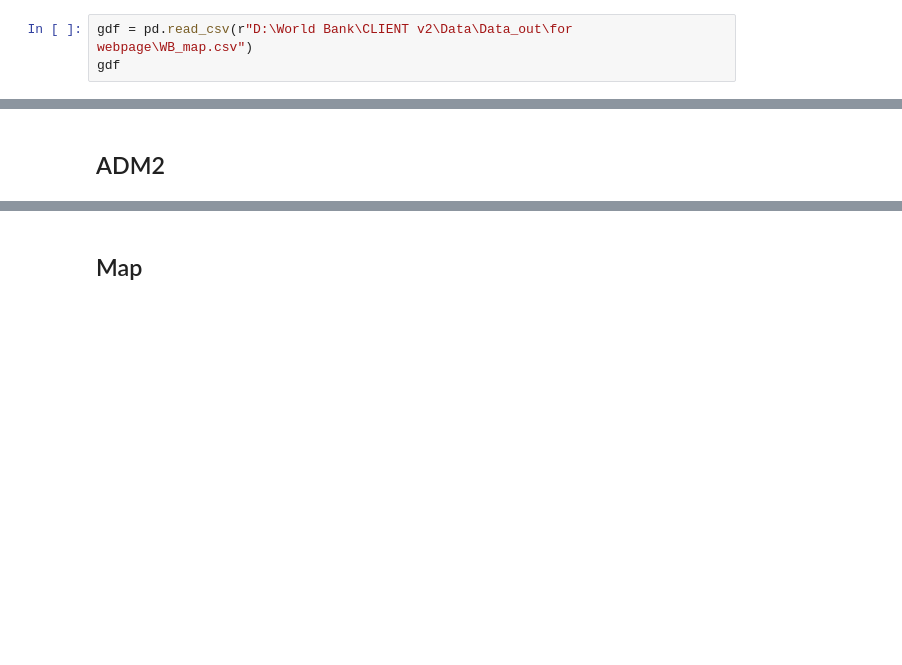
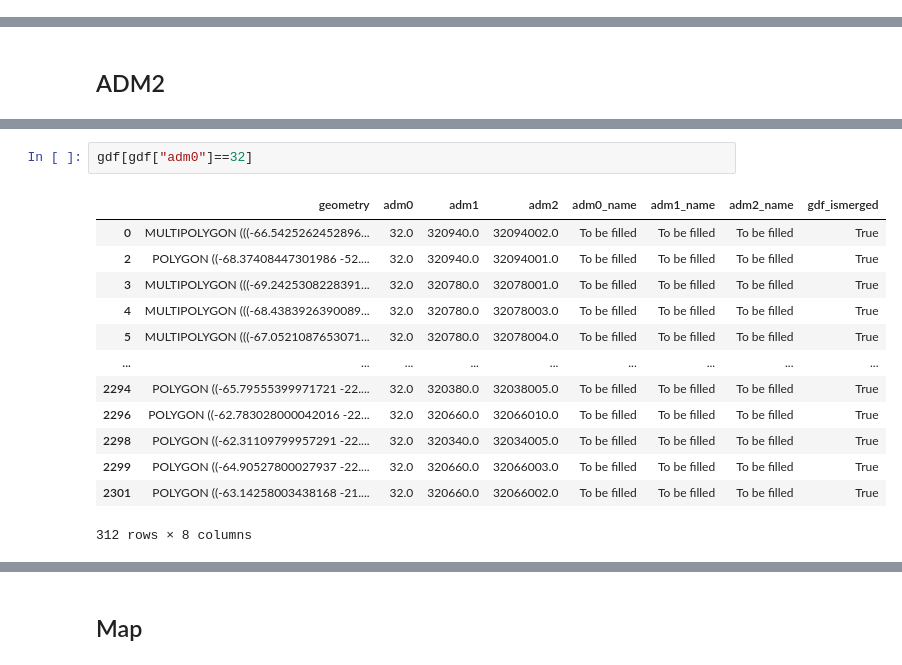
Before and after one commit to Queeno11/CLIENT-v2, a Jupyter notebook: 06_bases_webpage.ipynb, the cells around one changed output, grey strips where cells are left out. Cells and saved outputs as stored; diff of their text form; blank space fills up the shorter version.

```diff
--- a/06_bases_webpage.ipynb
+++ b/06_bases_webpage.ipynb
@@ -160,3 +159,0 @@ for shock in ["floods", "drought", "hurricanes", "intenserain", "heatwaves", "co
-# %%
-gdf = pd.read_csv(r"D:\World Bank\CLIENT v2\Data\Data_out\for webpage\WB_map.csv")
-gdf
@@ -297,0 +291,16 @@ df.to_csv(r"D:\World Bank\CLIENT v2\Data\Data_out\for webpage\HC_geo_data.csv",
+# %%
+gdf[gdf["adm0"]==32]
+# %% [output]
+|  | geometry | adm0 | adm1 | adm2 | adm0_name | adm1_name | adm2_name | gdf_ismerged |
+| 0 | MULTIPOLYGON (((-66.5425262452896... | 32.0 | 320940.0 | 32094002.0 | To be filled | To be filled | To be filled | True |
+| 2 | POLYGON ((-68.37408447301986 -52.... | 32.0 | 320940.0 | 32094001.0 | To be filled | To be filled | To be filled | True |
+| 3 | MULTIPOLYGON (((-69.2425308228391... | 32.0 | 320780.0 | 32078001.0 | To be filled | To be filled | To be filled | True |
+| 4 | MULTIPOLYGON (((-68.4383926390089... | 32.0 | 320780.0 | 32078003.0 | To be filled | To be filled | To be filled | True |
+| 5 | MULTIPOLYGON (((-67.0521087653071... | 32.0 | 320780.0 | 32078004.0 | To be filled | To be filled | To be filled | True |
+| ... | ... | ... | ... | ... | ... | ... | ... | ... |
+| 2294 | POLYGON ((-65.79555399971721 -22.... | 32.0 | 320380.0 | 32038005.0 | To be filled | To be filled | To be filled | True |
+| 2296 | POLYGON ((-62.783028000042016 -22... | 32.0 | 320660.0 | 32066010.0 | To be filled | To be filled | To be filled | True |
+| 2298 | POLYGON ((-62.31109799957291 -22.... | 32.0 | 320340.0 | 32034005.0 | To be filled | To be filled | To be filled | True |
+| 2299 | POLYGON ((-64.90527800027937 -22.... | 32.0 | 320660.0 | 32066003.0 | To be filled | To be filled | To be filled | True |
+| 2301 | POLYGON ((-63.14258003438168 -21.... | 32.0 | 320660.0 | 32066002.0 | To be filled | To be filled | To be filled | True |
+312 rows × 8 columns
```
Also changed, not shown: parts of 22 cells of this notebook, 2 other files.
